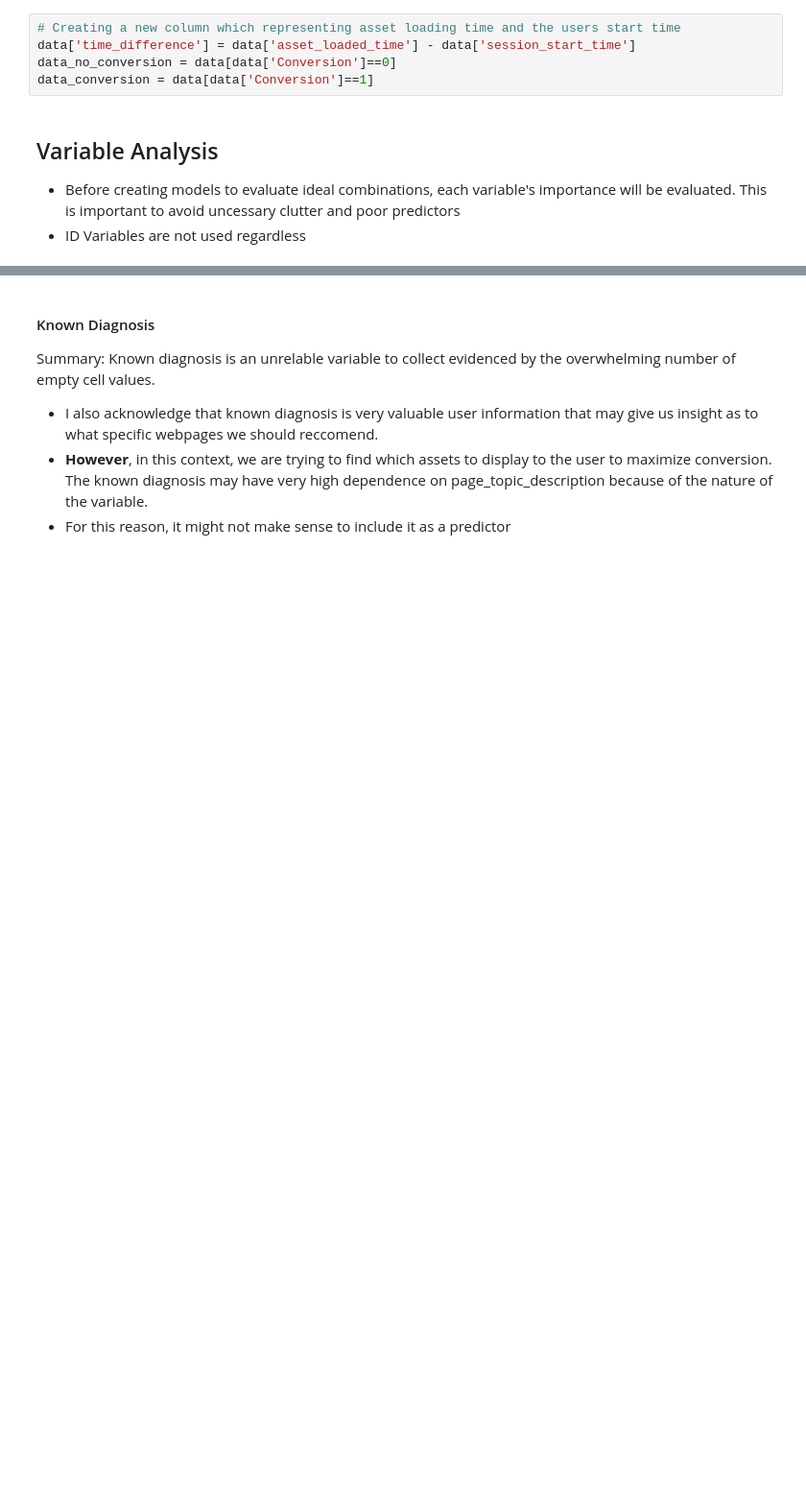
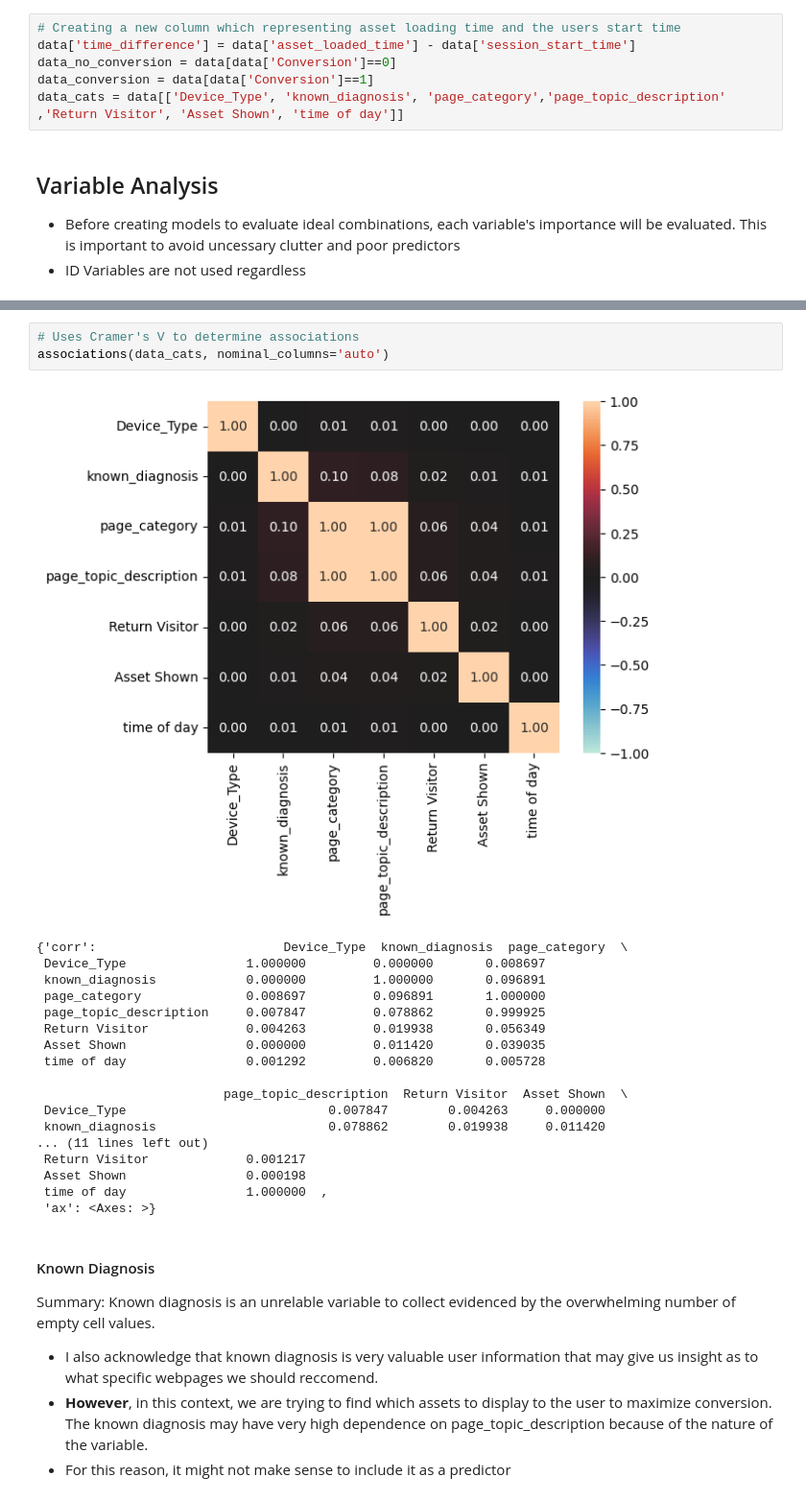
Before and after one commit to VarunDivi/RVO_case_study, a Jupyter notebook: data_cleaning.ipynb, the cells around one changed output, grey strips where cells are left out. Shown at 96% size. Cells and saved outputs as stored; diff of their text form; blank space fills up the shorter version.

```diff
--- a/data_cleaning.ipynb
+++ b/data_cleaning.ipynb
@@ -26,6 +29,7 @@ data = pd.read_excel('Data_Analytics_Take_Home_HL_repaired.xlsx')
 data['time_difference'] = data['asset_loaded_time'] - data['session_start_time']
 data_no_conversion = data[data['Conversion']==0]
 data_conversion = data[data['Conversion']==1]
+data_cats = data[['Device_Type', 'known_diagnosis', 'page_category','page_topic_description' ,'Return Visitor', 'Asset Shown', 'time of day']]
 # %% [markdown]
 ## Variable Analysis
 * Before creating models to evaluate ideal combinations, each variable's importance will be evaluated. This is important to avoid uncessary clutter and poor predictors
@@ -33,3 +73,25 @@ data_conversion = data[data['Conversion']==1]
+# %%
+# Uses Cramer's V to determine associations
+associations(data_cats, nominal_columns='auto')
+# %% [output]
+[figure, added]
+{'corr':                         Device_Type  known_diagnosis  page_category  \
+ Device_Type                1.000000         0.000000       0.008697
+ known_diagnosis            0.000000         1.000000       0.096891
+ page_category              0.008697         0.096891       1.000000
+ page_topic_description     0.007847         0.078862       0.999925
+ Return Visitor             0.004263         0.019938       0.056349
+ Asset Shown                0.000000         0.011420       0.039035
+ time of day                0.001292         0.006820       0.005728
+
+                         page_topic_description  Return Visitor  Asset Shown  \
+ Device_Type                           0.007847        0.004263     0.000000
+ known_diagnosis                       0.078862        0.019938     0.011420
+... (11 lines left out)
+ Return Visitor             0.001217
+ Asset Shown                0.000198
+ time of day                1.000000  ,
+ 'ax': <Axes: >}
 # %% [markdown]
 #### Known Diagnosis
 Summary: Known diagnosis is an unrelable variable to collect evidenced by the overwhelming number of empty cell values.
```
Also changed, not shown: parts of 11 cells of this notebook.
